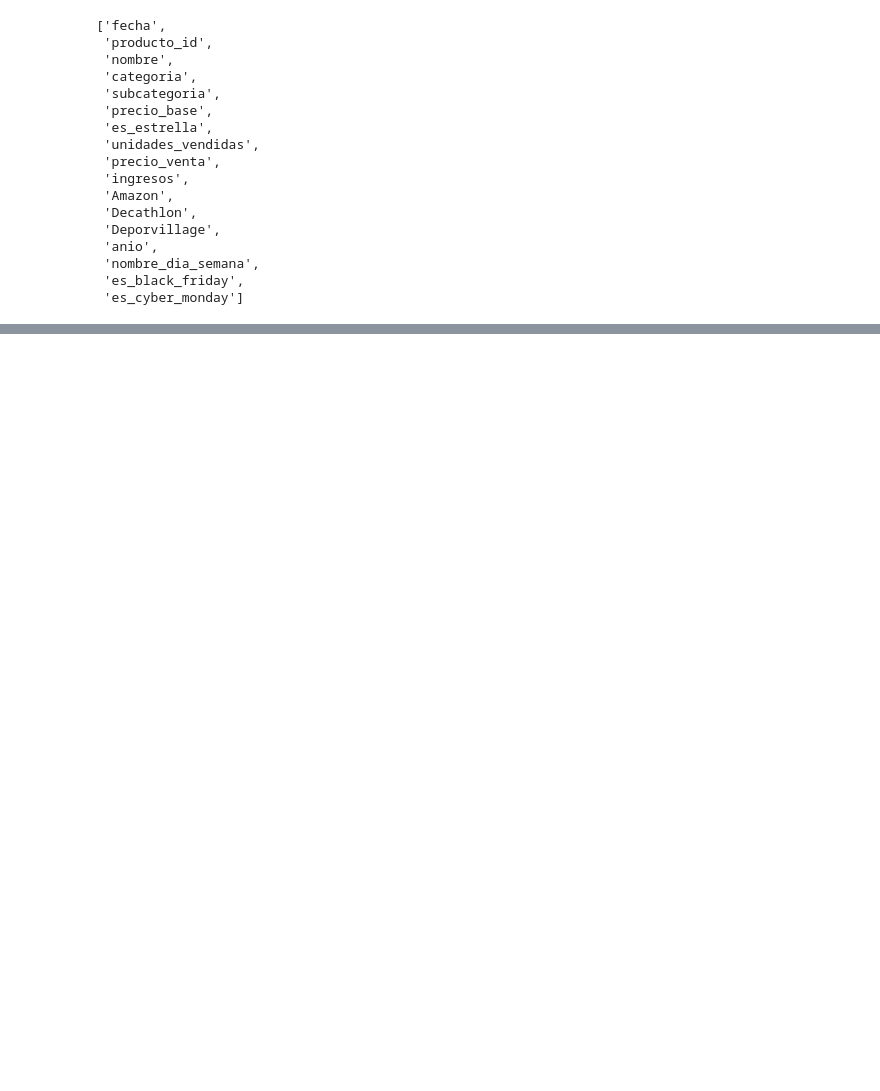
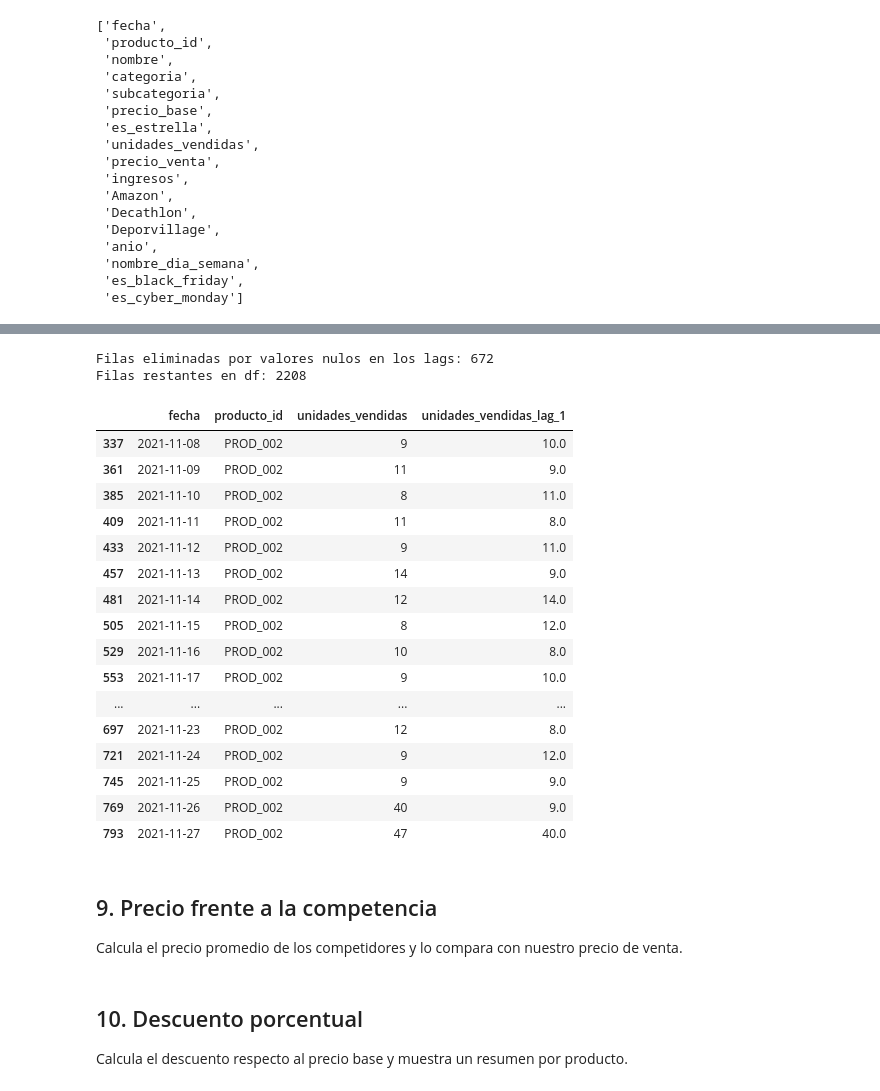
Before and after one commit to florenciaalmironfr-svg/prevision-ventes, a Jupyter notebook: notebooks/Entrenamiento.ipynb, the cells around one changed output, grey strips where cells are left out. Saved outputs shown, nothing was run; the diff lists cells and outputs as text; code cells hidden in the pictures; blank space fills up the shorter version.

Commit message:
Feature engineering : variables temporelles, lags, descuento et prix concurrence

```diff
--- a/notebooks/Entrenamiento.ipynb
+++ b/notebooks/Entrenamiento.ipynb
@@ -560,0 +530,73 @@ Filas restantes en df: 2880
+# %%
+# Ordenar el DataFrame antes de calcular las variables temporales.
+# Si se ejecuta la celda de forma aislada, recrea el DataFrame base.
+if "pd" not in globals():
+    import pandas as pd
+
+if "df" not in globals():
+    ventas_df = pd.read_csv("../data/raw/entrenamiento/ventas.csv")
+    competencia_df = pd.read_csv("../data/raw/entrenamiento/competencia.csv")
+    ventas_df["fecha"] = pd.to_datetime(ventas_df["fecha"])
+    competencia_df["fecha"] = pd.to_datetime(competencia_df["fecha"])
+    df = ventas_df.merge(competencia_df, on=["fecha", "producto_id"], how="left")
+
+if "anio" not in df.columns:
+    df["anio"] = df["fecha"].dt.year
+
+df = df.sort_values(["producto_id", "fecha"]).copy()
+
+# Crear los lags por producto y año, sin cruzar los límites entre grupos.
+columnas_lags = []
+for lag in range(1, 8):
+    nombre_lag = f"unidades_vendidas_lag_{lag}"
+    df[nombre_lag] = df.groupby(["producto_id", "anio"])[
+        "unidades_vendidas"
+    ].transform(lambda valores: valores.shift(lag))
+    columnas_lags.append(nombre_lag)
+
+# Excluir el día actual de la media móvil usando shift antes del rolling.
+df["media_movil_7_dias"] = df.groupby(["producto_id", "anio"])[
+    "unidades_vendidas"
+].transform(
+    lambda valores: valores.shift(1).rolling(window=7, min_periods=7).mean()
+)
+
+# Eliminar filas sin historial suficiente y reportar el total eliminado.
+columnas_nuevas = columnas_lags + ["media_movil_7_dias"]
+filas_antes_lags = len(df)
+df = df.dropna(subset=columnas_nuevas).copy()
+filas_eliminadas_lags = filas_antes_lags - len(df)
+
+print(f"Filas eliminadas por valores nulos en los lags: {filas_eliminadas_lags}")
+print(f"Filas restantes en df: {len(df)}")
+# %% [output]
+Filas eliminadas por valores nulos en los lags: 672
+Filas restantes en df: 2208
+# %%
+# Verificación: lag_1 debe ser igual a las ventas del MISMO producto el día anterior
+ejemplo = df[df['producto_id'] == 'PROD_002'].sort_values('fecha').head(20)
+ejemplo[['fecha', 'producto_id', 'unidades_vendidas', 'unidades_vendidas_lag_1']]
+# %% [output]
+|  | fecha | producto_id | unidades_vendidas | unidades_vendidas_lag_1 |
+| 337 | 2021-11-08 | PROD_002 | 9 | 10.0 |
+| 361 | 2021-11-09 | PROD_002 | 11 | 9.0 |
+| 385 | 2021-11-10 | PROD_002 | 8 | 11.0 |
+| 409 | 2021-11-11 | PROD_002 | 11 | 8.0 |
+| 433 | 2021-11-12 | PROD_002 | 9 | 11.0 |
+| 457 | 2021-11-13 | PROD_002 | 14 | 9.0 |
+| 481 | 2021-11-14 | PROD_002 | 12 | 14.0 |
+| 505 | 2021-11-15 | PROD_002 | 8 | 12.0 |
+| 529 | 2021-11-16 | PROD_002 | 10 | 8.0 |
+| 553 | 2021-11-17 | PROD_002 | 9 | 10.0 |
+| ... | ... | ... | ... | ... |
+| 697 | 2021-11-23 | PROD_002 | 12 | 8.0 |
+| 721 | 2021-11-24 | PROD_002 | 9 | 12.0 |
+| 745 | 2021-11-25 | PROD_002 | 9 | 9.0 |
+| 769 | 2021-11-26 | PROD_002 | 40 | 9.0 |
+| 793 | 2021-11-27 | PROD_002 | 47 | 40.0 |
+# %% [markdown]
+## 9. Precio frente a la competencia
+Calcula el precio promedio de los competidores y lo compara con nuestro precio de venta.
+# %% [markdown]
+## 10. Descuento porcentual
+Calcula el descuento respecto al precio base y muestra un resumen por producto.
```
Also changed, not shown: parts of 8 cells of this notebook.
